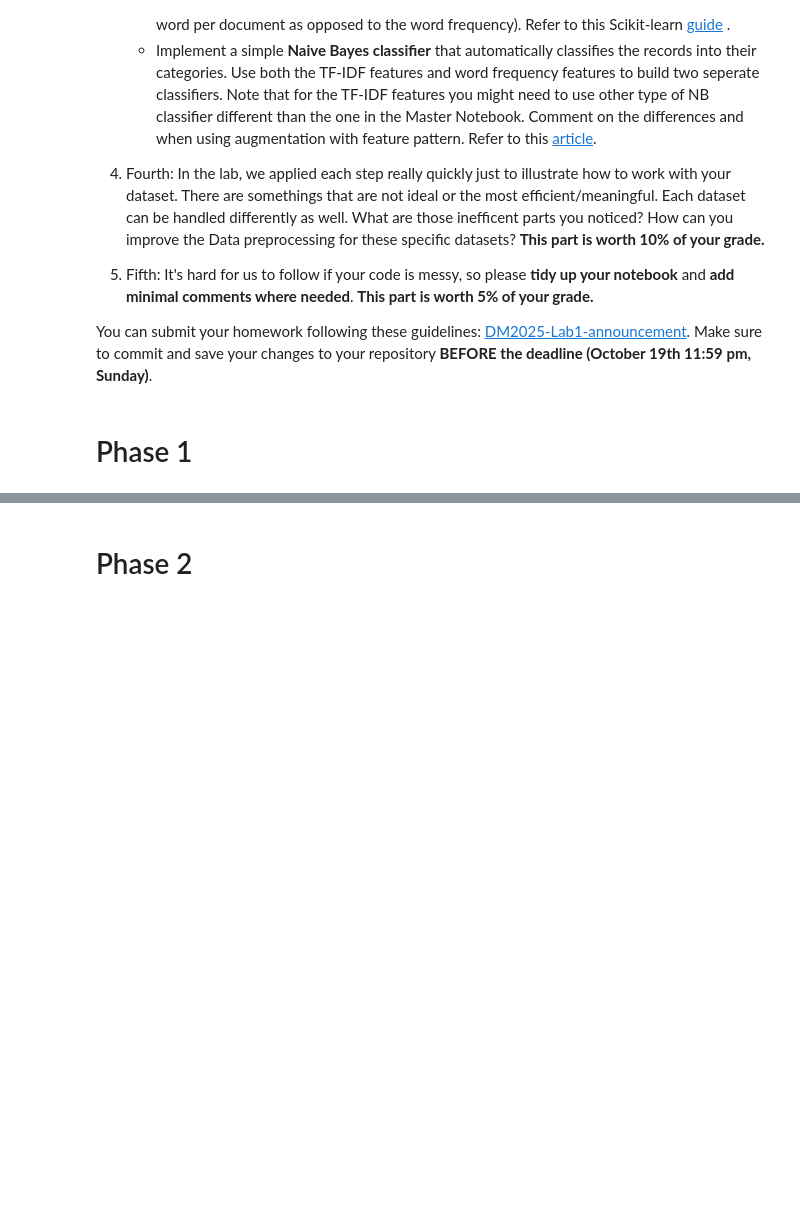
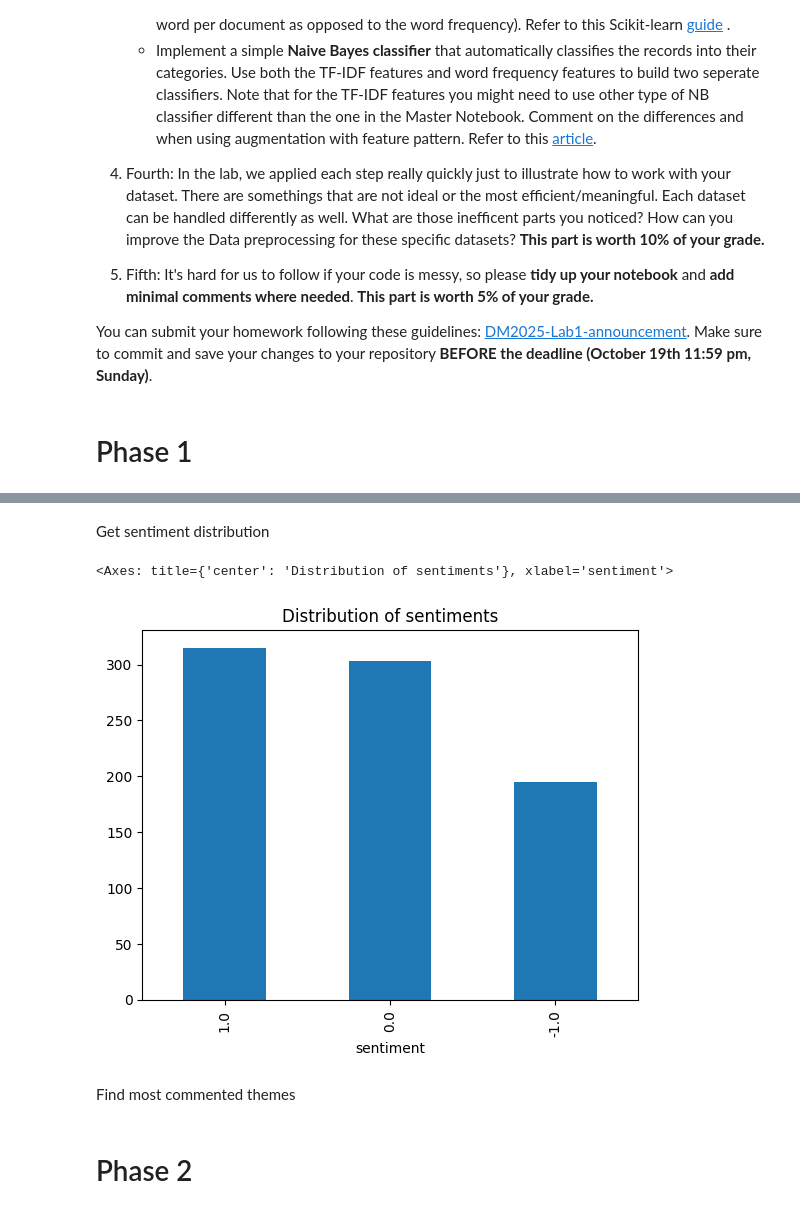
Before and after one commit to e-m-m-a-pr/DM2025-Lab1-Exercise, a Jupyter notebook: DM2025-Lab1-Homework.ipynb, the cells around one changed output, grey strips where cells are left out. Saved outputs shown, nothing was run; the diff lists cells and outputs as text; code cells hidden in the pictures; blank space fills up the shorter version.

```diff
--- a/DM2025-Lab1-Homework.ipynb
+++ b/DM2025-Lab1-Homework.ipynb
@@ -62,0 +61,15 @@ You can submit your homework following these guidelines: [DM2025-Lab1-announceme
+# %%
+### Begin Assignment Here
+import pandas as pd
+import numpy as np
+import nltk
+from sklearn.datasets import fetch_20newsgroups
+from sklearn.feature_extraction.text import CountVectorizer
+import plotly as py
+import math
+import PAMI
+import umap
+
+#load dataset
+new_dataset = pd.read_csv("newdataset/Reddit-stock-sentiment.csv")
+new_dataset.head()
@@ -62,0 +89,22 @@ You can submit your homework following these guidelines: [DM2025-Lab1-announceme
+# %%
+from sklearn.feature_extraction.text import CountVectorizer
+
+#check, if data is dirty
+#print(new_dataset["sentiment"].isnull().sum())
+#print(new_dataset["text"].isnull().sum())
+#print(sum(new_dataset.duplicated(subset=["text"])))
+
+new_dataset.drop_duplicates(subset=["text"], keep=False, inplace=True)
+
+#filter stopwords
+vectorizer = CountVectorizer(stop_words="english")
+sparse_matrix_new_dataset = vectorizer.fit_transform(new_dataset["text"])
+
+#turn into dataframe to continue with analytics
+new_dataset_cleaned = pd.DataFrame(
+    sparse_matrix_new_dataset.toarray(),
+    columns=vectorizer.get_feature_names_out()
+)
+
+cols_to_drop = ["type", "datetime", "entities"]
+new_dataset = new_dataset.drop(columns=cols_to_drop)
@@ -62,0 +141,12 @@ You can submit your homework following these guidelines: [DM2025-Lab1-announceme
+# %% [markdown]
+Get sentiment distribution
+# %%
+import matplotlib.pyplot as plt
+
+sent_counts = new_dataset["sentiment"].value_counts()
+sent_counts.plot(kind="bar", title="Distribution of sentiments")
+# %% [output]
+<Axes: title={'center': 'Distribution of sentiments'}, xlabel='sentiment'>
+[figure, added]
+# %% [markdown]
+Find most commented themes
```
Also changed, not shown: parts of 7 cells of this notebook, 2 other files.
